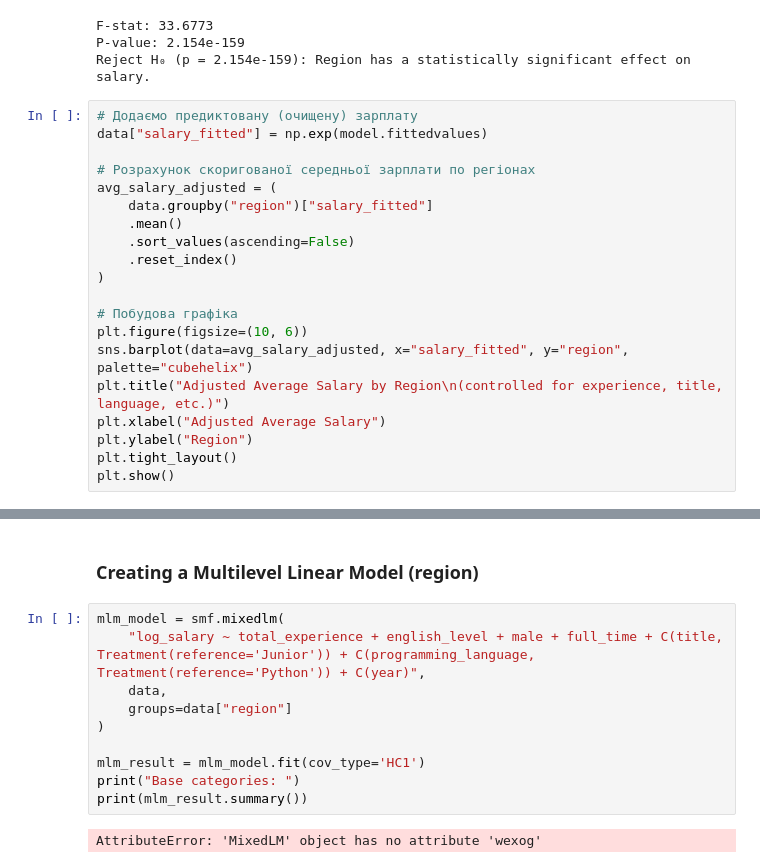
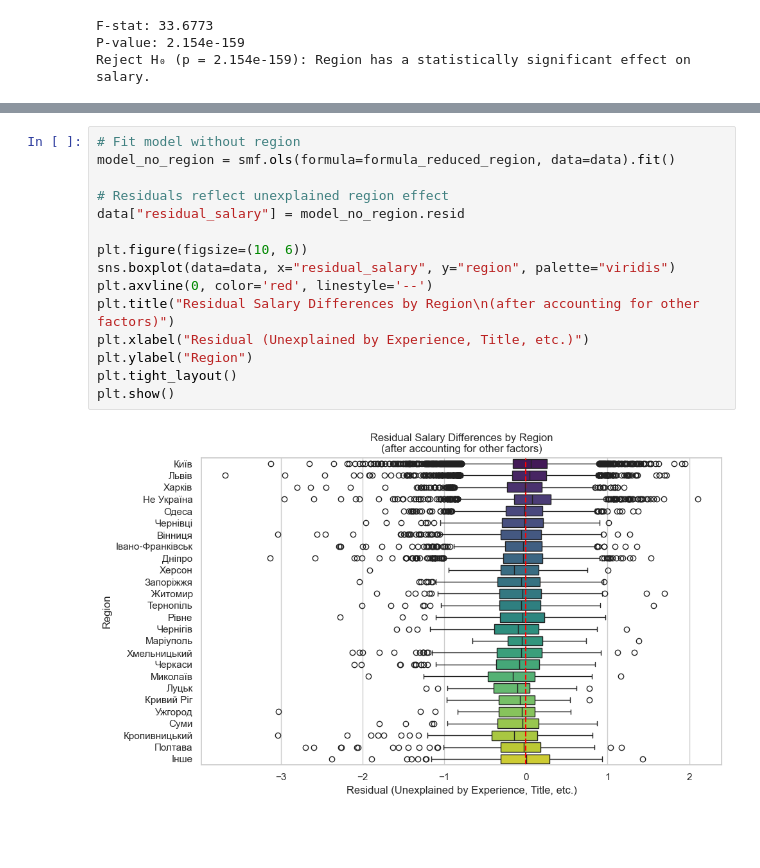
Before and after one commit to Danylo-Ik/Econometrics-Project-IT, a Jupyter notebook: it_salaries.ipynb, the cells around one changed output, grey strips where cells are left out. Drawn from its saved outputs; the diff is of its cells as text; blank space fills up the shorter version.

```diff
--- a/it_salaries.ipynb
+++ b/it_salaries.ipynb
@@ -722,23 +774,3 @@ else:
 F-stat: 33.6773
 P-value: 2.154e-159
 Reject H₀ (p = 2.154e-159): Region has a statistically significant effect on salary.
-# %%
-# Додаємо предиктовану (очищену) зарплату
-data["salary_fitted"] = np.exp(model.fittedvalues)
-
-# Розрахунок скоригованої середньої зарплати по регіонах
-avg_salary_adjusted = (
-    data.groupby("region")["salary_fitted"]
-    .mean()
-    .sort_values(ascending=False)
-    .reset_index()
-)
-
-# Побудова графіка
-plt.figure(figsize=(10, 6))
-sns.barplot(data=avg_salary_adjusted, x="salary_fitted", y="region", palette="cubehelix")
-plt.title("Adjusted Average Salary by Region\n(controlled for experience, title, language, etc.)")
-plt.xlabel("Adjusted Average Salary")
-plt.ylabel("Region")
-plt.tight_layout()
-plt.show()
@@ -747,14 +777,17 @@ plt.show()
-# %% [markdown]
-### Creating a Multilevel Linear Model (region)
-# %%
-mlm_model = smf.mixedlm(
-    "log_salary ~ total_experience + english_level + male + full_time + C(title, Treatment(reference='Junior')) + C(programming_language, Treatment(reference='Python')) + C(year)",
-    data,
-    groups=data["region"]
-)
-
-mlm_result = mlm_model.fit(cov_type='HC1')
-print("Base categories: ")
-print(mlm_result.summary())
-# %% [output]
-AttributeError: 'MixedLM' object has no attribute 'wexog'
+# %%
+# Fit model without region
+model_no_region = smf.ols(formula=formula_reduced_region, data=data).fit()
+
+# Residuals reflect unexplained region effect
+data["residual_salary"] = model_no_region.resid
+
+plt.figure(figsize=(10, 6))
+sns.boxplot(data=data, x="residual_salary", y="region", palette="viridis")
+plt.axvline(0, color='red', linestyle='--')
+plt.title("Residual Salary Differences by Region\n(after accounting for other factors)")
+plt.xlabel("Residual (Unexplained by Experience, Title, etc.)")
+plt.ylabel("Region")
+plt.tight_layout()
+plt.show()
+# %% [output]
+[figure, added]
```
Also changed, not shown: parts of 14 cells of this notebook.
